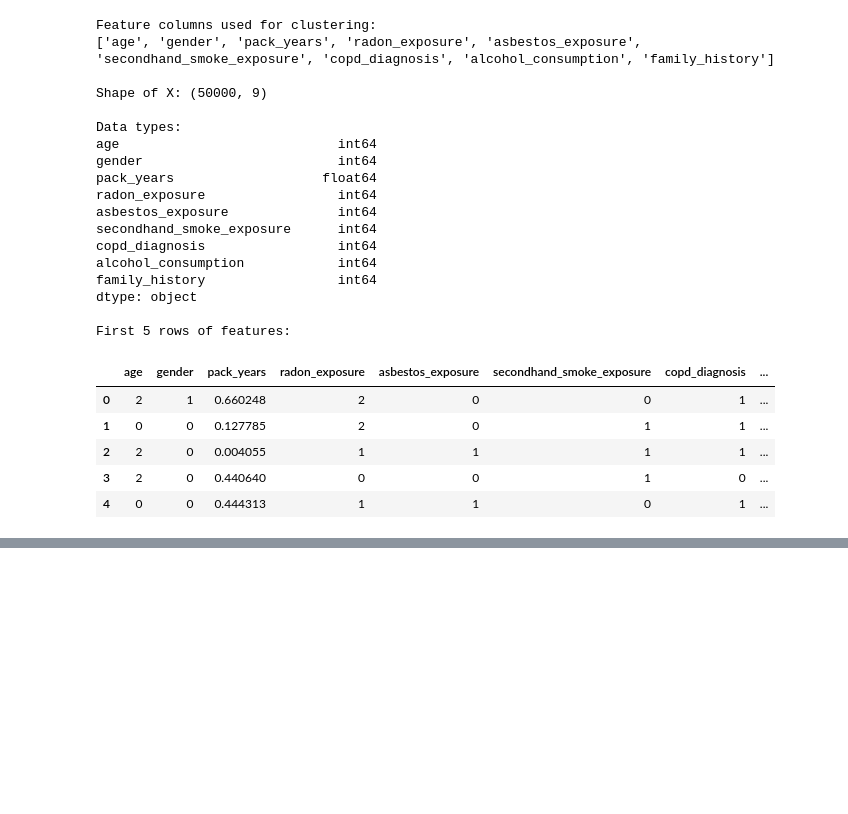
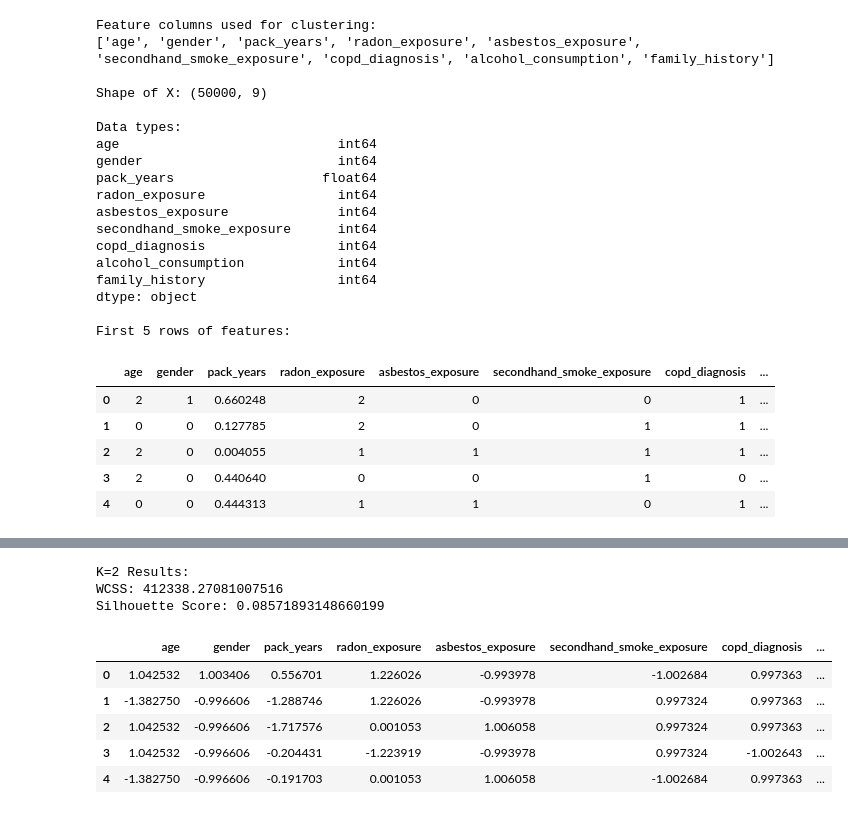
Before and after one commit to mraaheb/DataMining, a Jupyter notebook: Phase3.ipynb, the cells around one changed output, grey strips where cells are left out. Saved outputs shown, nothing was run; the diff lists cells and outputs as text; code cells hidden in the pictures; blank space fills up the shorter version.

```diff
--- a/Phase3.ipynb
+++ b/Phase3.ipynb
@@ -78,0 +103,31 @@ First 5 rows of features:
+# %%
+from sklearn.cluster import KMeans
+from sklearn.metrics import silhouette_score
+
+# Apply K-means with K=2
+k2 = KMeans(n_clusters=2, random_state=42)
+clusters_2 = k2.fit_predict(X_scaled_df)
+
+# Add cluster labels to the DataFrame
+X_scaled_df["cluster_k2"] = clusters_2
+
+# Evaluation metrics
+wcss_k2 = k2.inertia_          # Elbow metric (within-cluster sum of squares)
+silhouette_k2 = silhouette_score(X_scaled_df.drop("cluster_k2", axis=1), clusters_2)
+
+print("K=2 Results:")
+print("WCSS:", wcss_k2)
+print("Silhouette Score:", silhouette_k2)
+
+# Preview
+X_scaled_df.head()
+# %% [output]
+K=2 Results:
+WCSS: 412338.27081007516
+Silhouette Score: 0.08571893148660199
+|  | age | gender | pack_years | radon_exposure | asbestos_exposure | secondhand_smoke_exposure | copd_diagnosis | ... |
+| 0 | 1.042532 | 1.003406 | 0.556701 | 1.226026 | -0.993978 | -1.002684 | 0.997363 | ... |
+| 1 | -1.382750 | -0.996606 | -1.288746 | 1.226026 | -0.993978 | 0.997324 | 0.997363 | ... |
+| 2 | 1.042532 | -0.996606 | -1.717576 | 0.001053 | 1.006058 | 0.997324 | 0.997363 | ... |
+| 3 | 1.042532 | -0.996606 | -0.204431 | -1.223919 | -0.993978 | 0.997324 | -1.002643 | ... |
+| 4 | -1.382750 | -0.996606 | -0.191703 | 0.001053 | 1.006058 | -1.002684 | 0.997363 | ... |
```
Also changed, not shown: parts of 1 cell of this notebook.
